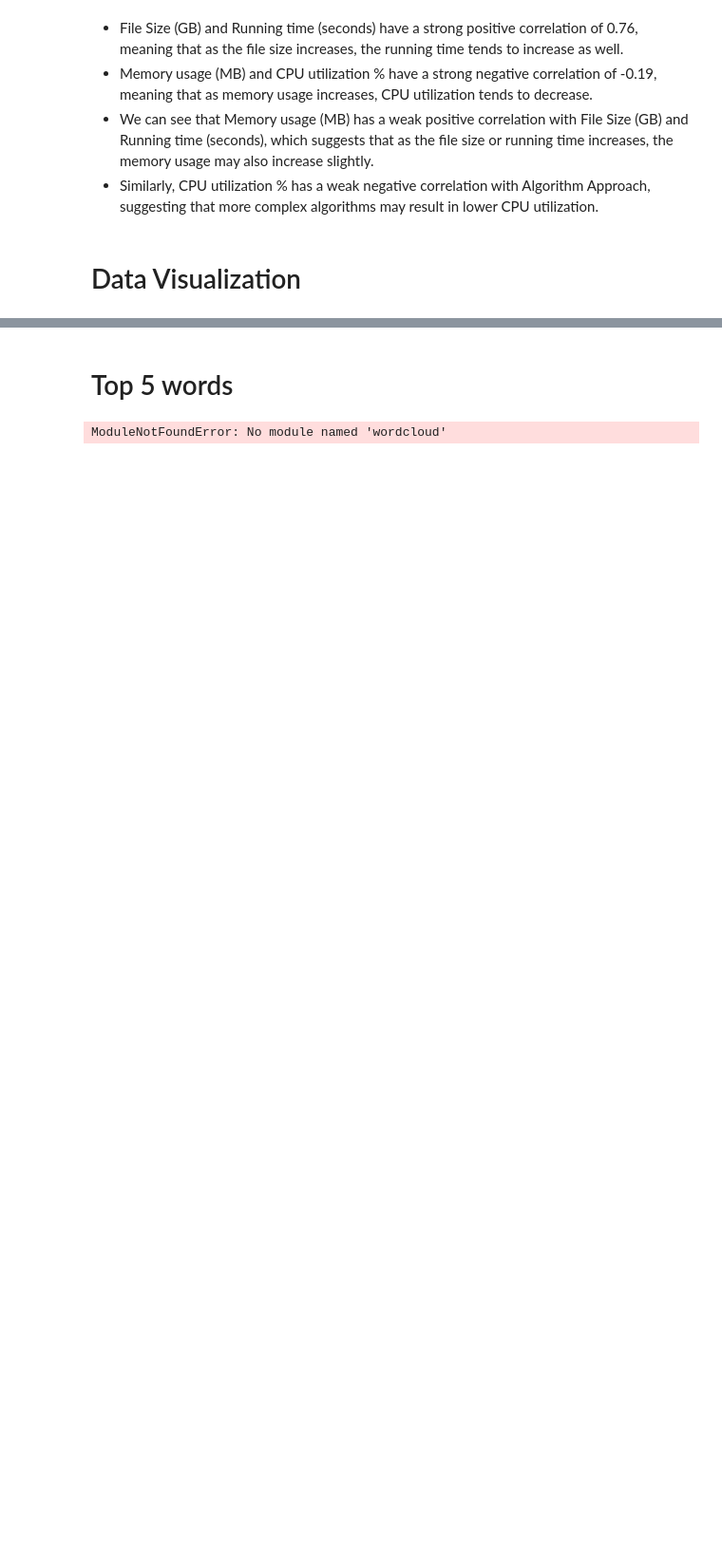
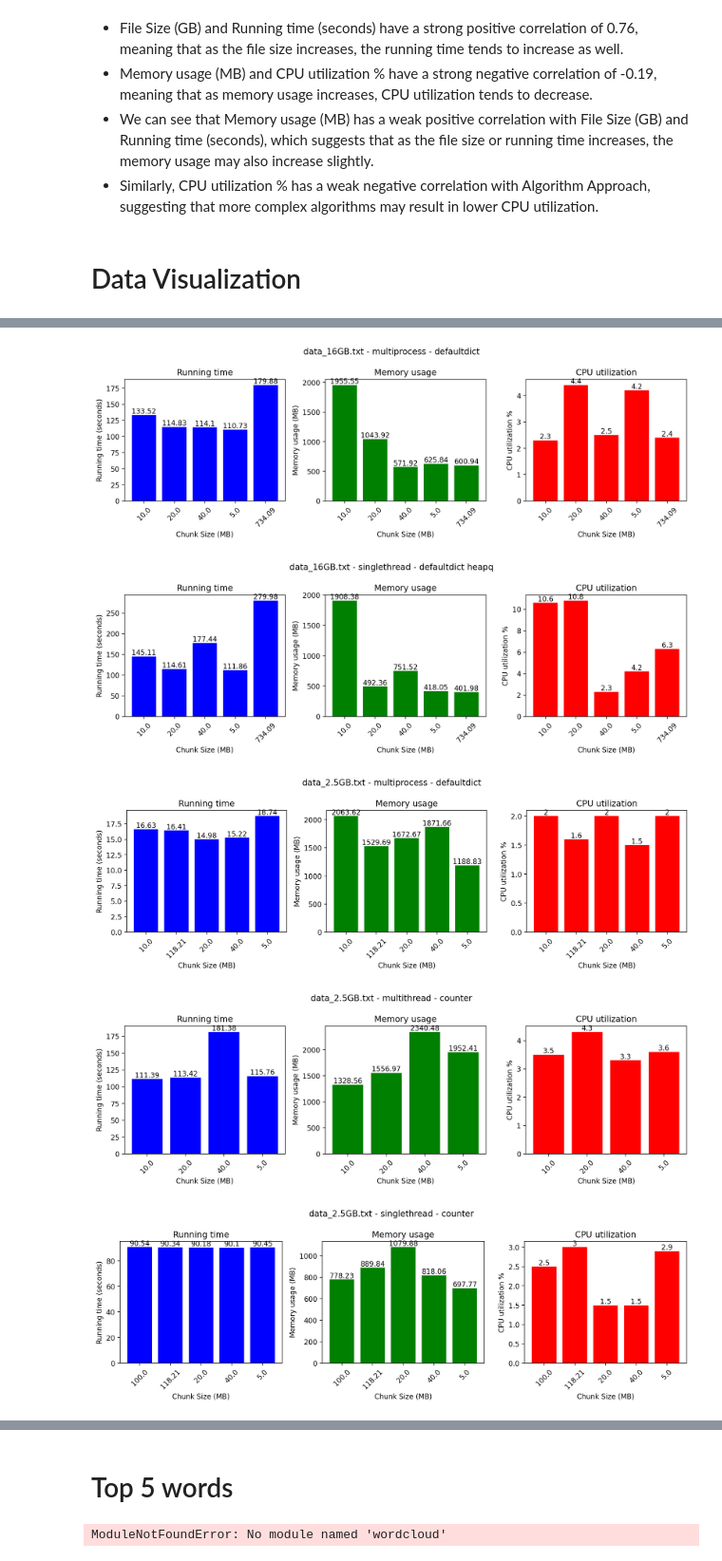
Before and after one commit to divaamahajan/K-Most-Popular-Words, a Jupyter notebook: logs/log_visualizaion.ipynb, the cells around one changed output, grey strips where cells are left out. Shown at 95% size. Drawn from its saved outputs; the diff is of its cells as text; code cells hidden in the pictures; blank space fills up the shorter version.

```diff
--- a/logs/log_visualizaion.ipynb
+++ b/logs/log_visualizaion.ipynb
@@ -168,0 +105,70 @@ for name, group in grouped:
+# %%
+# convert Chunk Size (MB) to float
+df['Chunk Size (MB)'] = df['Chunk Size (MB)'].astype(float)
+
+# sort DataFrame by Filename, Algorithm Approach, Data Structure, and Chunk Size (MB)
+df = df.sort_values(by=['Filename', 'Algorithm Approach', 'Data Structure', 'Chunk Size (MB)'])
+# df['Chunk Size (MB)'] = df['Chunk Size (MB)'].astype(str)
+
+# group DataFrame by Filename, Algorithm Approach, and Data Structure
+groups = df.groupby(['Filename', 'Algorithm Approach', 'Data Structure'])
+
+# iterate over groups and create bar graphs
+for name, group in groups:
+    # extract data for current group
+    chunk_sizes = group['Chunk Size (MB)']
+    running_times = group['Running time (seconds)']
+    memory_usages = group['Memory usage (MB)']
+    cpu_utilizations = group['CPU utilization %']
+
+    # check if chunk size is greater than or equal to 10
+    if chunk_sizes.min() > 0:
+        # check if count of values to be plotted on x axis is greater than or equal to 4
+        if len(chunk_sizes) >= 4:
+            # create subplots for current group
+            fig, axs = plt.subplots(1, 3, figsize=(12, 4))
+
+            # obtain unique chunk sizes and sort them
+            unique_chunk_sizes = chunk_sizes.unique().astype(str)
+            unique_chunk_sizes.sort()
+
+            # create bar graph for running times
+            axs[0].bar(unique_chunk_sizes, running_times, color='blue')
+            axs[0].set_xlabel('Chunk Size (MB)')
+            axs[0].set_ylabel('Running time (seconds)')
+            axs[0].set_title('Running time')
+            axs[0].tick_params(axis='x', labelrotation=45)
+
+            # create bar graph for memory usages
+            axs[1].bar(unique_chunk_sizes, memory_usages, color='green')
+            axs[1].set_xlabel('Chunk Size (MB)')
+            axs[1].set_ylabel('Memory usage (MB)')
+            axs[1].set_title('Memory usage')
+            axs[1].tick_params(axis='x', labelrotation=45)
+
+            # create bar graph for CPU utilizations
+            axs[2].bar(unique_chunk_sizes, cpu_utilizations, color='red')
+            axs[2].set_xlabel('Chunk Size (MB)')
+            axs[2].set_ylabel('CPU utilization %')
+            axs[2].set_title('CPU utilization')
+            axs[2].tick_params(axis='x', labelrotation=45)
+
+            # set main title for current group
+            plt.suptitle(f"{name[0]} - {name[1]} - {name[2]}")
+
+            # add values of y axis on the top of the bar
+            for ax in axs:
+                for bar in ax.containers:
+                    ax.bar_label(bar, label_type='edge')
+
+            # add space between subplots
+            plt.tight_layout()
+
+            # show current group
+            plt.show()
+# %% [output]
+[figure, added]
+[figure, added]
+[figure, added]
+[figure, added]
+[figure, added]
```
Also changed, not shown: parts of 3 cells of this notebook.
